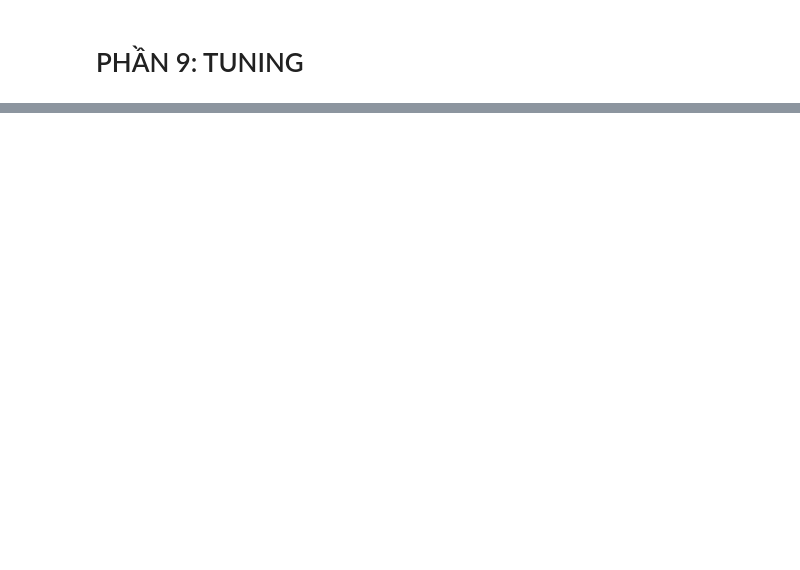
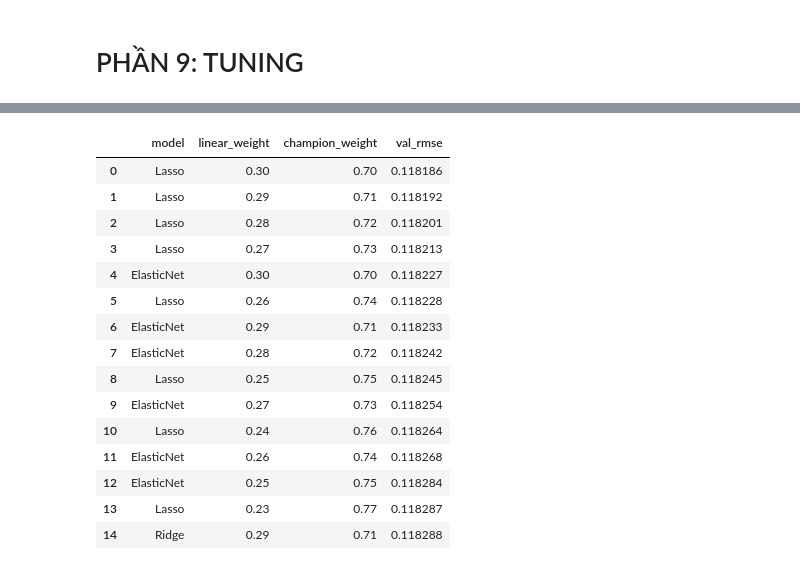
Before and after one commit to SGHPK0905/DeepLearning_3SV_DDU1231, a Jupyter notebook: BaitapNhom/Lab02/House_price_pytorch.ipynb, the cells around one changed output, grey strips where cells are left out. Cells and saved outputs as stored; diff of their text form; code cells hidden in the pictures; blank space fills up the shorter version.

```diff
--- a/BaitapNhom/Lab02/House_price_pytorch.ipynb
+++ b/BaitapNhom/Lab02/House_price_pytorch.ipynb
@@ -1104,0 +1739,19 @@ plt.show()
+# %%
+# ================= CHAMPION BASELINE =================
+
+champion_mlp_weight = 0.38
+champion_xgb_weight = 0.62
+champion_rmse = 0.119504
+
+champion_pred = (
+    champion_mlp_weight * mlp_val_pred
+    + champion_xgb_weight * best_xgb_val_pred
+)
+
+print("=" * 60)
+print("CURRENT CHAMPION")
+print("=" * 60)
+print(f"MLP weight : {champion_mlp_weight:.3f}")
+print(f"XGB weight : {champion_xgb_weight:.3f}")
+print(f"RMSE       : {champion_rmse:.6f}")
+print("=" * 60)
@@ -1104,0 +2456,45 @@ plt.show()
+# %%
+# ================= LINEAR + CURRENT CHAMPION =================
+
+linear_ensemble_results = []
+
+linear_models = {
+    "Ridge": ridge_val_pred,
+    "Lasso": lasso_val_pred,
+    "ElasticNet": elastic_val_pred
+}
+
+for model_name, linear_pred in linear_models.items():
+
+    for w_linear in np.arange(0.0, 0.31, 0.01):
+
+        w_champion = 1.0 - w_linear
+
+        pred = (
+            w_champion * champion_pred
+            + w_linear * linear_pred
+        )
+
+        rmse = np.sqrt(
+            mean_squared_error(y_val, pred)
+        )
+
+        linear_ensemble_results.append({
+            "model": model_name,
+            "linear_weight": w_linear,
+            "champion_weight": w_champion,
+            "val_rmse": rmse
+        })
+
+linear_ensemble_df = pd.DataFrame(
+    linear_ensemble_results
+).sort_values(
+    "val_rmse"
+).reset_index(drop=True)
+
+print("=" * 60)
+print("LINEAR MODEL + CURRENT CHAMPION")
+print("=" * 60)
+
+display(linear_ensemble_df.head(15))
+# %% [output]
@@ -1104,0 +2504,16 @@ plt.show()
+|  | model | linear_weight | champion_weight | val_rmse |
+| 0 | Lasso | 0.30 | 0.70 | 0.118186 |
+| 1 | Lasso | 0.29 | 0.71 | 0.118192 |
+| 2 | Lasso | 0.28 | 0.72 | 0.118201 |
+| 3 | Lasso | 0.27 | 0.73 | 0.118213 |
+| 4 | ElasticNet | 0.30 | 0.70 | 0.118227 |
+| 5 | Lasso | 0.26 | 0.74 | 0.118228 |
+| 6 | ElasticNet | 0.29 | 0.71 | 0.118233 |
+| 7 | ElasticNet | 0.28 | 0.72 | 0.118242 |
+| 8 | Lasso | 0.25 | 0.75 | 0.118245 |
+| 9 | ElasticNet | 0.27 | 0.73 | 0.118254 |
+| 10 | Lasso | 0.24 | 0.76 | 0.118264 |
+| 11 | ElasticNet | 0.26 | 0.74 | 0.118268 |
+| 12 | ElasticNet | 0.25 | 0.75 | 0.118284 |
+| 13 | Lasso | 0.23 | 0.77 | 0.118287 |
+| 14 | Ridge | 0.29 | 0.71 | 0.118288 |
```
Also changed, not shown: parts of 44 cells of this notebook, 18 other files.
